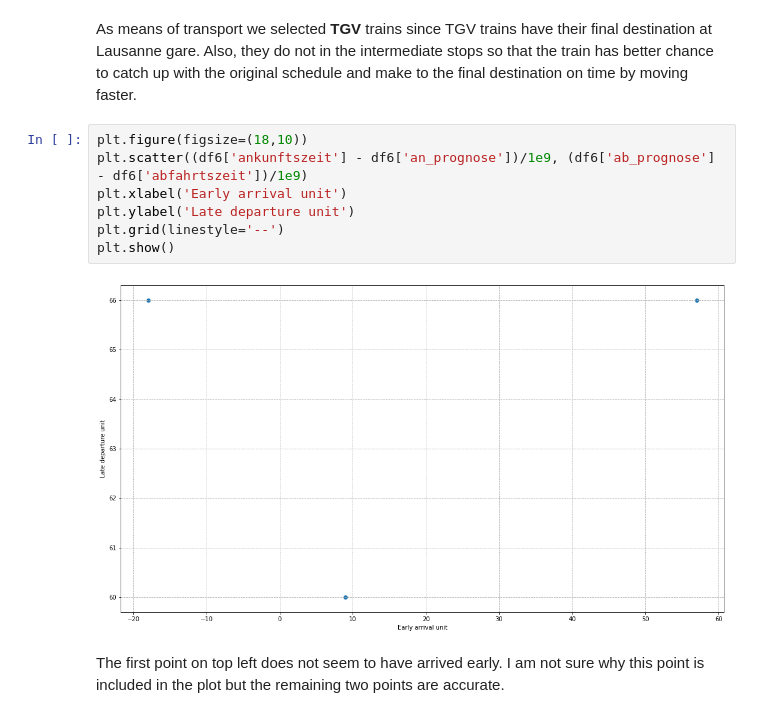
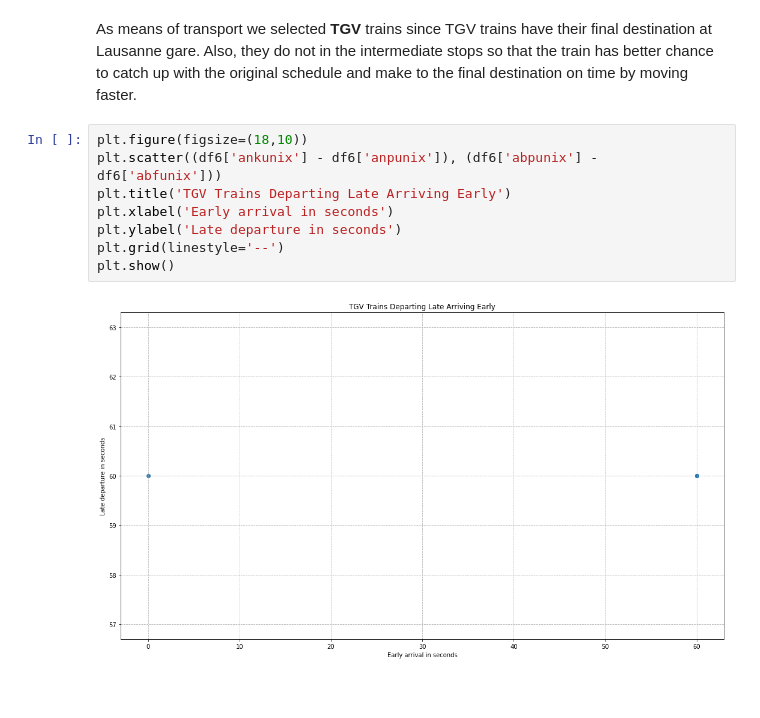
Before and after one commit to FurkanKarakas/dslab-homework-1, a Jupyter notebook: notebooks/DSLab_homework-1.ipynb, the cells around one changed output. Saved outputs shown, nothing was run; the diff lists cells and outputs as text; blank space fills up the shorter version.

```diff
--- a/notebooks/DSLab_homework-1.ipynb
+++ b/notebooks/DSLab_homework-1.ipynb
@@ -1016,12 +1016,11 @@ df6
 As means of transport we selected **TGV** trains since TGV trains have their final destination at Lausanne gare. Also, they do not in the intermediate stops so that the train has better chance to catch up with the original schedule and make to the final destination on time by moving faster.
 # %%
 plt.figure(figsize=(18,10))
-plt.scatter((df6['ankunftszeit'] - df6['an_prognose'])/1e9, (df6['ab_prognose'] - df6['abfahrtszeit'])/1e9)
-plt.xlabel('Early arrival unit')
-plt.ylabel('Late departure unit')
+plt.scatter((df6['ankunix'] - df6['anpunix']), (df6['abpunix'] - df6['abfunix']))
+plt.title('TGV Trains Departing Late Arriving Early')
+plt.xlabel('Early arrival in seconds')
+plt.ylabel('Late departure in seconds')
 plt.grid(linestyle='--')
 plt.show()
 # %% [output]
-[figure, old version]
+[figure, new version]
-# %% [markdown]
-The first point on top left does not seem to have arrived early. I am not sure why this point is included in the plot but the remaining two points are accurate.
```
Also changed, not shown: parts of 2 cells of this notebook.
